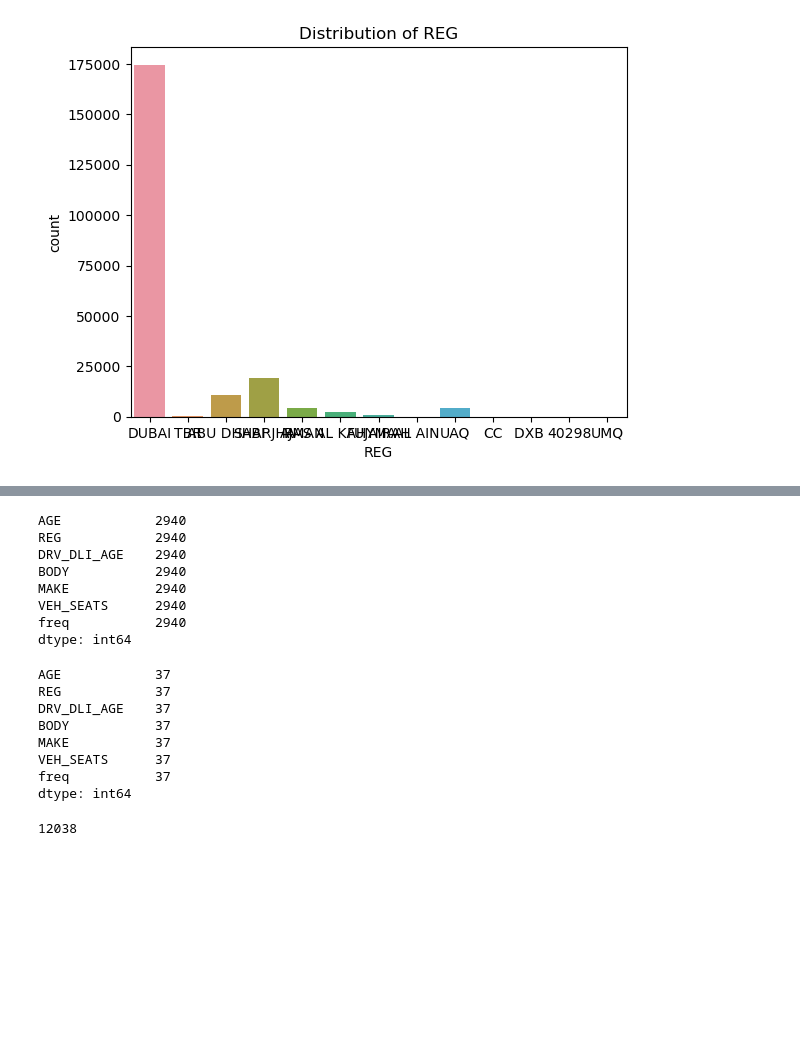
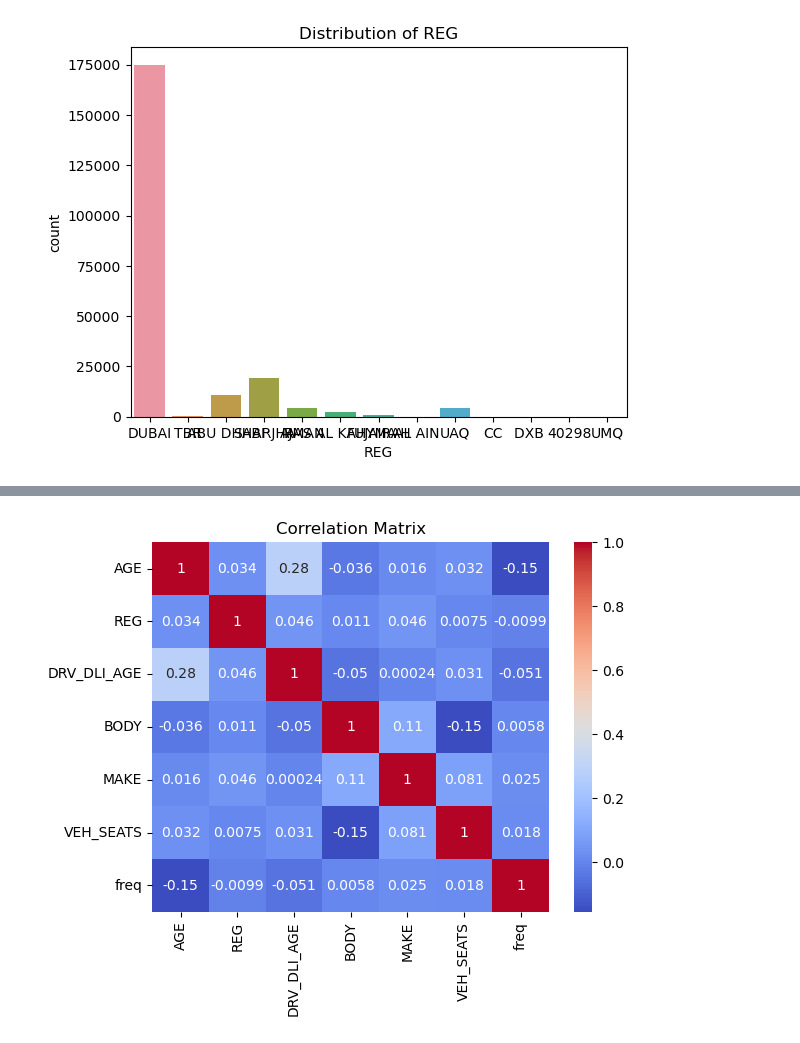
Before and after one commit to charbel-98/insurance-ML, a Jupyter notebook: frequency.ipynb, the cells around one changed output, grey strips where cells are left out. Drawn from its saved outputs; the diff is of its cells as text; code cells hidden in the pictures; blank space fills up the shorter version.

Commit message:
corr

```diff
--- a/frequency.ipynb
+++ b/frequency.ipynb
@@ -112,26 +112,7 @@ frequency
-# %%
-frequency[frequency.AGE<18].count()
-# %% [output]
-AGE            2940
-REG            2940
-DRV_DLI_AGE    2940
-BODY           2940
-MAKE           2940
-VEH_SEATS      2940
-freq           2940
-dtype: int64
-# %%
-frequency[frequency.AGE>90].count()
-# %% [output]
-AGE            37
-REG            37
-DRV_DLI_AGE    37
-BODY           37
-MAKE           37
-VEH_SEATS      37
-freq           37
-dtype: int64
-# %%
-frequency.AGE.isna().sum()
-# %% [output]
-12038
+# %%
+correlation_matrix = frequency.corr()
+sns.heatmap(correlation_matrix, annot=True, cmap='coolwarm')
+plt.title('Correlation Matrix')
+plt.show()
+# %% [output]
+[figure, added]
```
Also changed, not shown: parts of 7 cells of this notebook.
